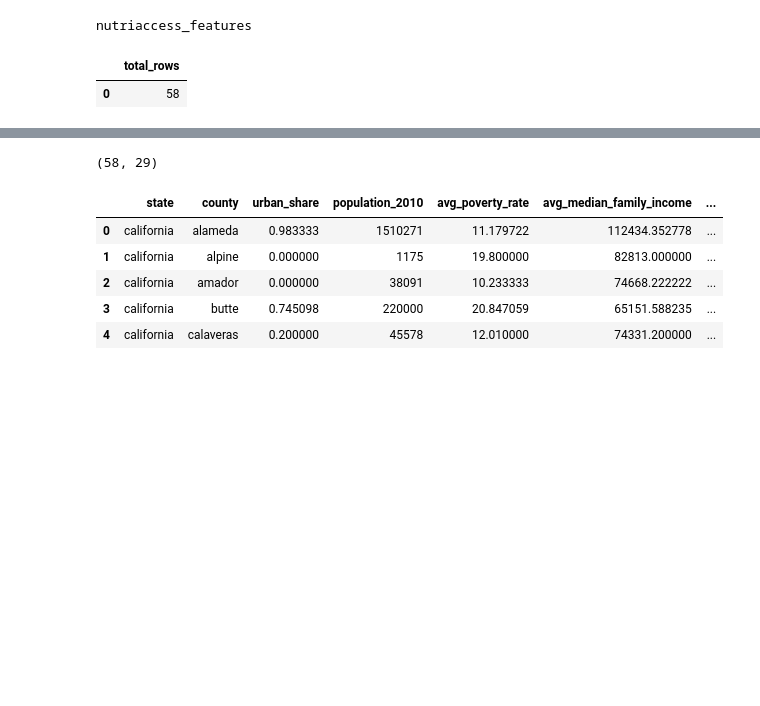
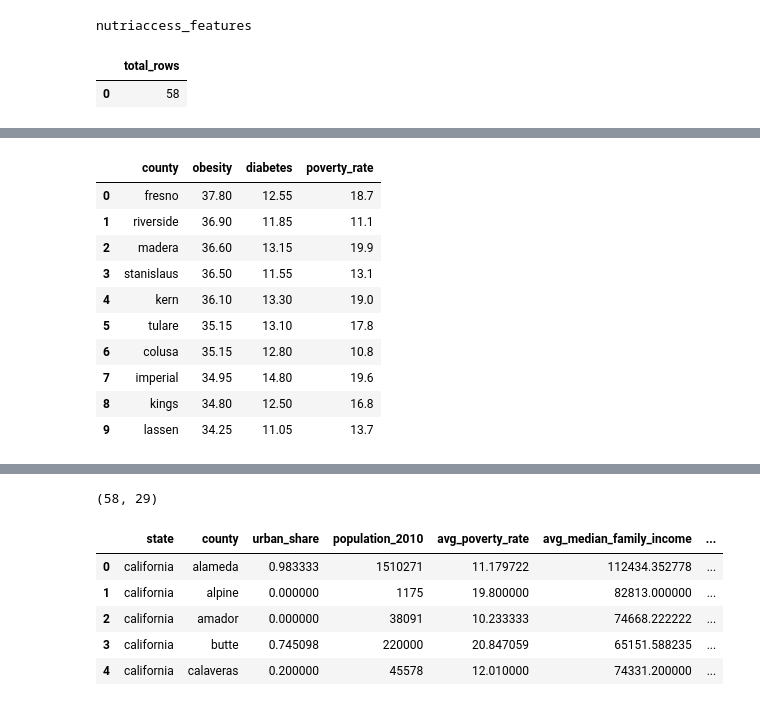
Before and after one commit to svthaker/ADS508Group3, a Jupyter notebook: NutriAccessAnalytics.ipynb, the cells around one changed output, grey strips where cells are left out. Saved outputs shown, nothing was run; the diff lists cells and outputs as text; code cells hidden in the pictures; blank space fills up the shorter version.

```diff
--- a/NutriAccessAnalytics.ipynb
+++ b/NutriAccessAnalytics.ipynb
@@ -129,0 +202,23 @@ nutriaccess_features
+# %%
+# Health Outcomes vs Food Access
+query4 = f"""
+SELECT county, obesity, diabetes, poverty_rate
+FROM {ATHENA_TABLE}
+ORDER BY obesity DESC
+LIMIT 10
+"""
+
+df = run_athena_query(query4)[0]
+df
+# %% [output]
+|  | county | obesity | diabetes | poverty_rate |
+| 0 | fresno | 37.80 | 12.55 | 18.7 |
+| 1 | riverside | 36.90 | 11.85 | 11.1 |
+| 2 | madera | 36.60 | 13.15 | 19.9 |
+| 3 | stanislaus | 36.50 | 11.55 | 13.1 |
+| 4 | kern | 36.10 | 13.30 | 19.0 |
+| 5 | tulare | 35.15 | 13.10 | 17.8 |
+| 6 | colusa | 35.15 | 12.80 | 10.8 |
+| 7 | imperial | 34.95 | 14.80 | 19.6 |
+| 8 | kings | 34.80 | 12.50 | 16.8 |
+| 9 | lassen | 34.25 | 11.05 | 13.7 |
```
Also changed, not shown: parts of 15 cells of this notebook, 1 other file.
